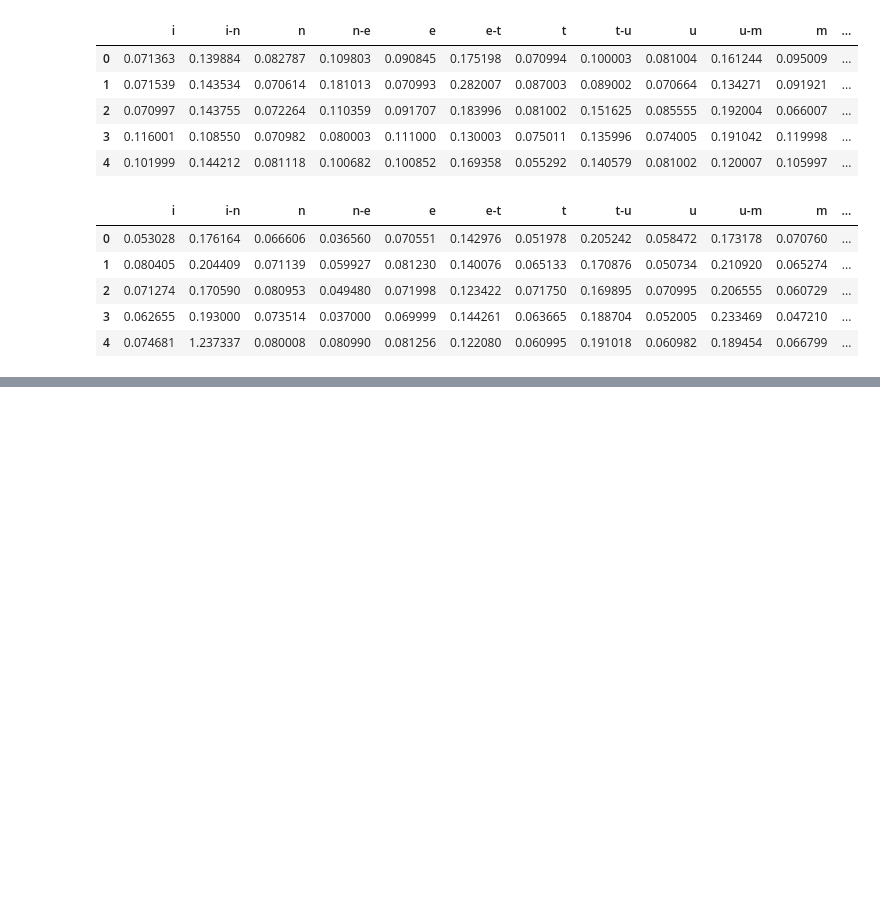
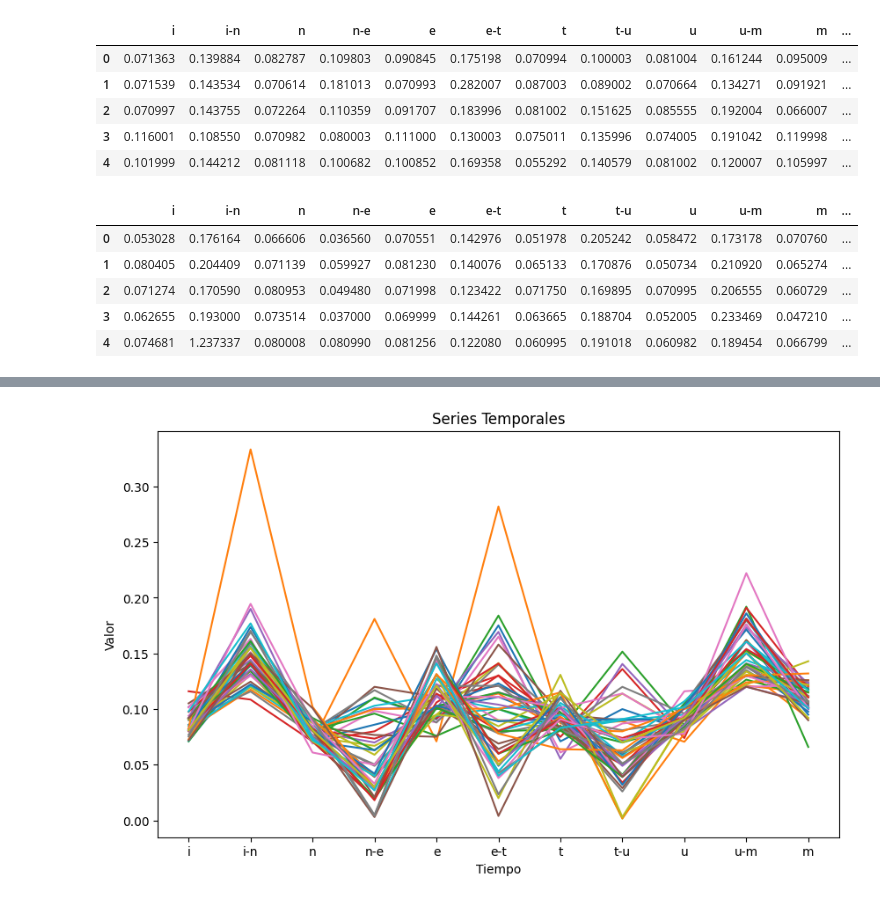
Before and after one commit to jorgesaenzdemiera/Key-Security, a Jupyter notebook: code/clasification.ipynb, the cells around one changed output, grey strips where cells are left out. Saved outputs shown, nothing was run; the diff lists cells and outputs as text; code cells hidden in the pictures; blank space fills up the shorter version.

```diff
--- a/code/clasification.ipynb
+++ b/code/clasification.ipynb
@@ -15,7 +16,7 @@ def preprocessing(name, clase):
     df_preprocessed['y'] = clase
     return df_preprocessed
 # %%
-df_preprocessed_nacho = preprocessing('keystroke_data', 0)
+df_preprocessed_nacho = preprocessing('keystroke_data_nacho', 0)
 df_preprocessed_nacho.head()
 # %% [output]
 |  | i | i-n | n | n-e | e | e-t | t | t-u | u | u-m | m | ... |
@@ -36,0 +91,4 @@ df_preprocessed_jorge.head()
+# %%
+mostrar_series(df_preprocessed_nacho.iloc[:,:-1])
+# %% [output]
+[figure, added]
```
Also changed, not shown: parts of 18 cells of this notebook.
